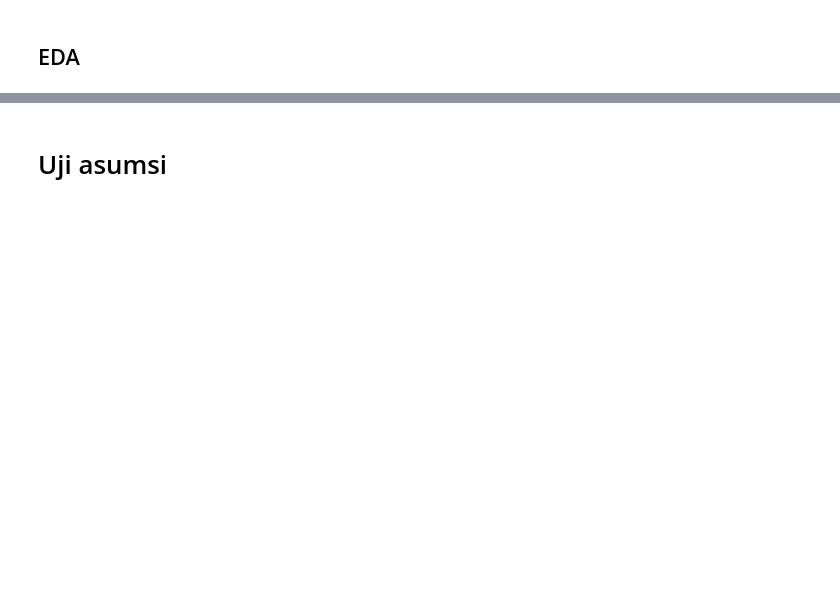
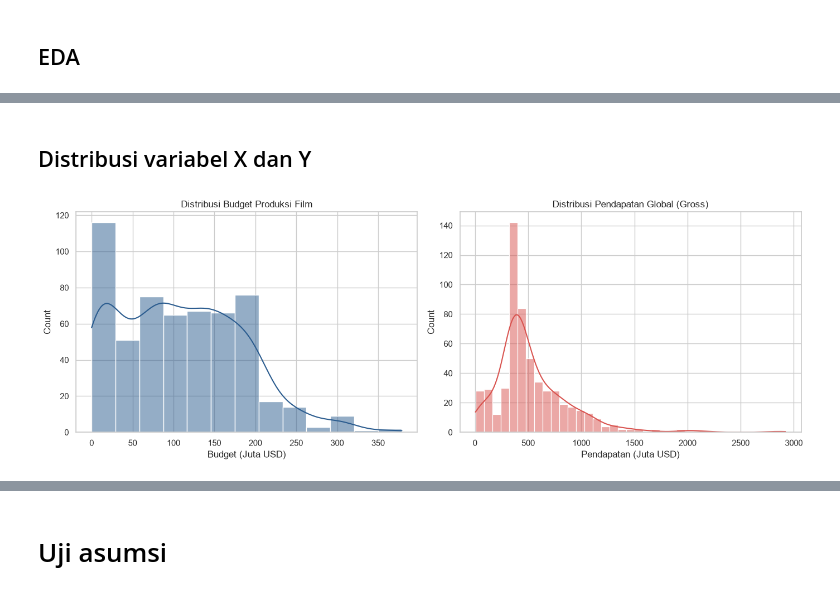
Before and after one commit to ahzasasa/anareg, a Jupyter notebook: simple-linear-regression.ipynb, the cells around one changed output, grey strips where cells are left out. Cells and saved outputs as stored; diff of their text form; code cells hidden in the pictures; blank space fills up the shorter version.

```diff
--- a/simple-linear-regression.ipynb
+++ b/simple-linear-regression.ipynb
@@ -91,13 +59,16 @@ missing_values, duplicate_rows, data_types
  horror                               str
  dtype: object)
 # %%
-# drop 'force label' column karena banyak missing values
-movies_df.drop(columns=['force label'], inplace=True)
+# ganti nama kolom
+movies_df = movies_df.rename(columns={
+    'budget  (millions)': 'budget_millions',
+    'worldwide gross (m)': 'worldwide_gross_m'
+})
 
-# convert percentage columns menjadi numerical types
-percentage_columns = ['% budget recovered', 'domestic %', '% of gross from international']
-for col in percentage_columns:
-    movies_df[col] = movies_df[col].str.rstrip('%').astype('float') / 100
+# rumus regresi
+formula = "worldwide_gross_m ~ budget_millions"
 
-movies_df.head()
+# fit model
+model = ols(formula, data=movies_df).fit()
+print(model.summary())
 # %% [output]
@@ -171,0 +108,19 @@ plt.show()
+# %% [markdown]
+## Distribusi variabel X dan Y
+# %%
+fig, ax = plt.subplots(1, 2, figsize=(14, 5))
+
+# budget
+sns.histplot(movies_df['budget_millions'], kde=True, color='#2b5c8f', ax=ax[0])
+ax[0].set_title('Distribusi Budget Produksi Film')
+ax[0].set_xlabel('Budget (Juta USD)')
+
+# gross
+sns.histplot(movies_df['worldwide_gross_m'], kde=True, color='#d9534f', ax=ax[1])
+ax[1].set_title('Distribusi Pendapatan Global (Gross)')
+ax[1].set_xlabel('Pendapatan (Juta USD)')
+
+plt.tight_layout()
+plt.show()
+# %% [output]
+[figure, added]
```
Also changed, not shown: parts of 33 cells of this notebook.
